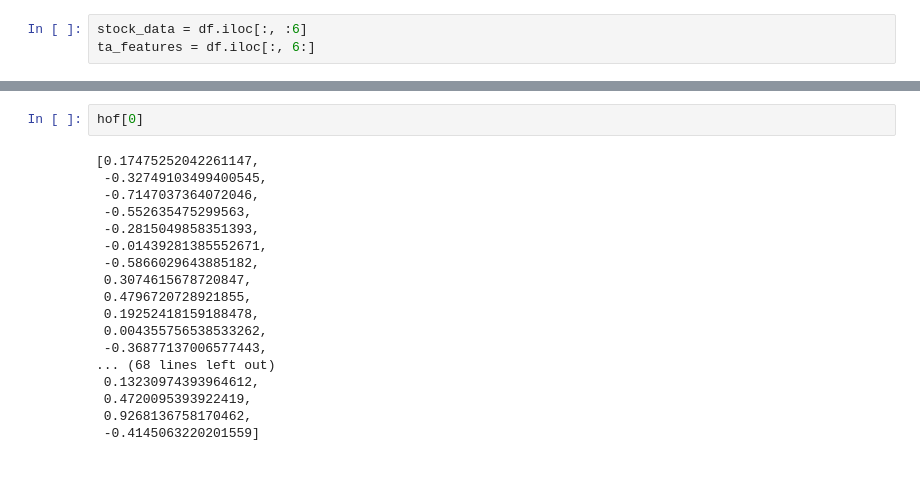
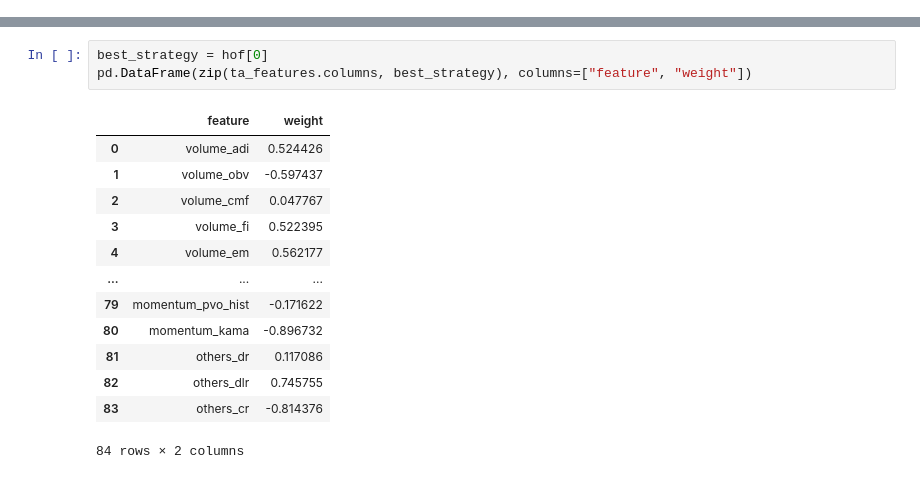
Before and after one commit to proman3419/inwestycje, a Jupyter notebook: app/visualize.ipynb, the cells around one changed output, grey strips where cells are left out. Drawn from its saved outputs; the diff is of its cells as text.

Commit message:
add strategy visualization

```diff
--- a/app/visualize.ipynb
+++ b/app/visualize.ipynb
@@ -14,5 +30,2 @@ df = preprocess_data(df)
 #     plt.title(col)
 #     plt.show()
-# %%
-stock_data = df.iloc[:, :6]
-ta_features = df.iloc[:, 6:]
@@ -60,20 +57,17 @@ gen     nevals  avg             std             min             max
-# %%
-hof[0]
-# %% [output]
-[0.17475252042261147,
- -0.32749103499400545,
- -0.7147037364072046,
- -0.552635475299563,
- -0.2815049858351393,
- -0.01439281385552671,
- -0.5866029643885182,
- 0.3074615678720847,
- 0.4796720728921855,
- 0.19252418159188478,
- 0.004355756538533262,
- -0.36877137006577443,
-... (68 lines left out)
- 0.13230974393964612,
- 0.4720095393922419,
- 0.9268136758170462,
- -0.4145063220201559]
+# %%
+best_strategy = hof[0]
+pd.DataFrame(zip(ta_features.columns, best_strategy), columns=["feature", "weight"])
+# %% [output]
+|  | feature | weight |
+| 0 | volume_adi | 0.524426 |
+| 1 | volume_obv | -0.597437 |
+| 2 | volume_cmf | 0.047767 |
+| 3 | volume_fi | 0.522395 |
+| 4 | volume_em | 0.562177 |
+| ... | ... | ... |
+| 79 | momentum_pvo_hist | -0.171622 |
+| 80 | momentum_kama | -0.896732 |
+| 81 | others_dr | 0.117086 |
+| 82 | others_dlr | 0.745755 |
+| 83 | others_cr | -0.814376 |
+84 rows × 2 columns
```
Also changed, not shown: parts of 7 cells of this notebook, 4 other files.
